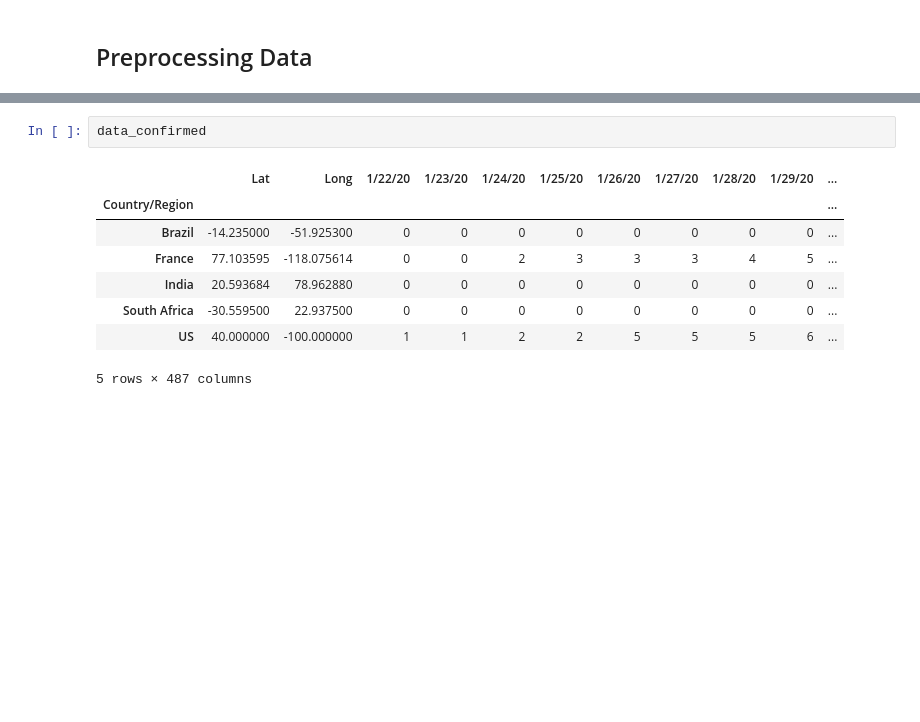
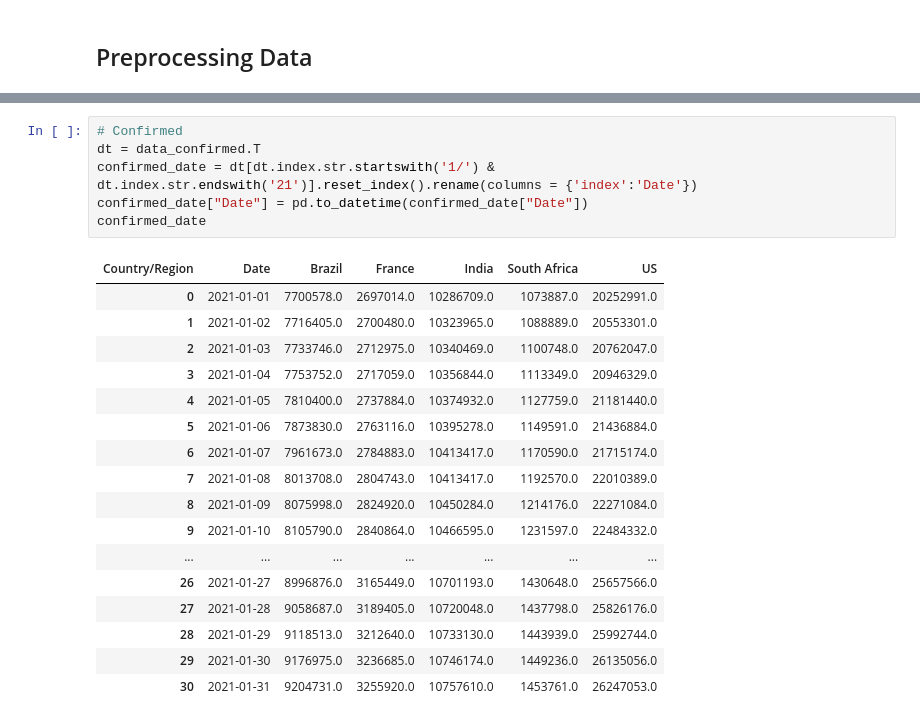
Before and after one commit to soledadli/interactive-Covid-19-dashboard, a Jupyter notebook: Data_Cleaning_notebook.ipynb, the cells around one changed output, grey strips where cells are left out. Saved outputs shown, nothing was run; the diff lists cells and outputs as text; blank space fills up the shorter version.

Commit message:
convert the dates & filter data by Jan 2021

```diff
--- a/Data_Cleaning_notebook.ipynb
+++ b/Data_Cleaning_notebook.ipynb
@@ -50,11 +64,24 @@ data_recovered = data_recovered[data_recovered["Country/Region"].isin(countries)
-# %%
-data_confirmed
-# %% [output]
-|  | Lat | Long | 1/22/20 | 1/23/20 | 1/24/20 | 1/25/20 | 1/26/20 | 1/27/20 | 1/28/20 | 1/29/20 | ... |
-| Country/Region |  |  |  |  |  |  |  |  |  |  | ... |
-| Brazil | -14.235000 | -51.925300 | 0 | 0 | 0 | 0 | 0 | 0 | 0 | 0 | ... |
-| France | 77.103595 | -118.075614 | 0 | 0 | 2 | 3 | 3 | 3 | 4 | 5 | ... |
-| India | 20.593684 | 78.962880 | 0 | 0 | 0 | 0 | 0 | 0 | 0 | 0 | ... |
-| South Africa | -30.559500 | 22.937500 | 0 | 0 | 0 | 0 | 0 | 0 | 0 | 0 | ... |
-| US | 40.000000 | -100.000000 | 1 | 1 | 2 | 2 | 5 | 5 | 5 | 6 | ... |
-5 rows × 487 columns
+# %%
+# Confirmed
+dt = data_confirmed.T
+confirmed_date = dt[dt.index.str.startswith('1/') & dt.index.str.endswith('21')].reset_index().rename(columns = {'index':'Date'})
+confirmed_date["Date"] = pd.to_datetime(confirmed_date["Date"])
+confirmed_date
+# %% [output]
+| Country/Region | Date | Brazil | France | India | South Africa | US |
+| 0 | 2021-01-01 | 7700578.0 | 2697014.0 | 10286709.0 | 1073887.0 | 20252991.0 |
+| 1 | 2021-01-02 | 7716405.0 | 2700480.0 | 10323965.0 | 1088889.0 | 20553301.0 |
+| 2 | 2021-01-03 | 7733746.0 | 2712975.0 | 10340469.0 | 1100748.0 | 20762047.0 |
+| 3 | 2021-01-04 | 7753752.0 | 2717059.0 | 10356844.0 | 1113349.0 | 20946329.0 |
+| 4 | 2021-01-05 | 7810400.0 | 2737884.0 | 10374932.0 | 1127759.0 | 21181440.0 |
+| 5 | 2021-01-06 | 7873830.0 | 2763116.0 | 10395278.0 | 1149591.0 | 21436884.0 |
+| 6 | 2021-01-07 | 7961673.0 | 2784883.0 | 10413417.0 | 1170590.0 | 21715174.0 |
+| 7 | 2021-01-08 | 8013708.0 | 2804743.0 | 10413417.0 | 1192570.0 | 22010389.0 |
+| 8 | 2021-01-09 | 8075998.0 | 2824920.0 | 10450284.0 | 1214176.0 | 22271084.0 |
+| 9 | 2021-01-10 | 8105790.0 | 2840864.0 | 10466595.0 | 1231597.0 | 22484332.0 |
+| ... | ... | ... | ... | ... | ... | ... |
+| 26 | 2021-01-27 | 8996876.0 | 3165449.0 | 10701193.0 | 1430648.0 | 25657566.0 |
+| 27 | 2021-01-28 | 9058687.0 | 3189405.0 | 10720048.0 | 1437798.0 | 25826176.0 |
+| 28 | 2021-01-29 | 9118513.0 | 3212640.0 | 10733130.0 | 1443939.0 | 25992744.0 |
+| 29 | 2021-01-30 | 9176975.0 | 3236685.0 | 10746174.0 | 1449236.0 | 26135056.0 |
+| 30 | 2021-01-31 | 9204731.0 | 3255920.0 | 10757610.0 | 1453761.0 | 26247053.0 |
```
Also changed, not shown: parts of 3 cells of this notebook.
